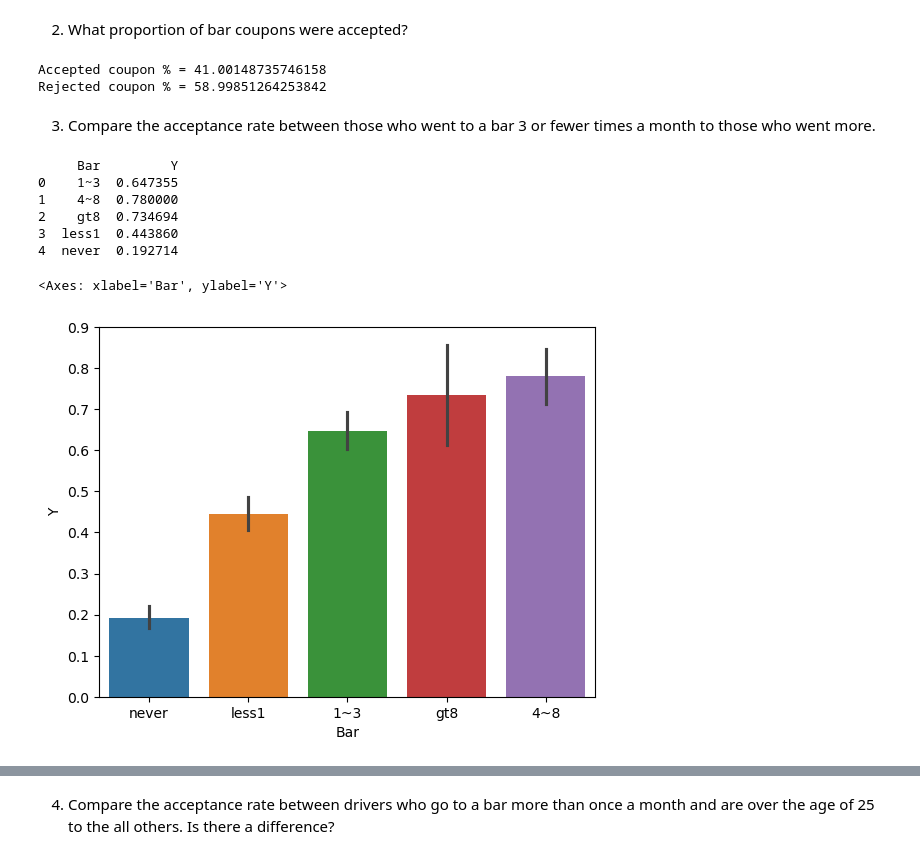
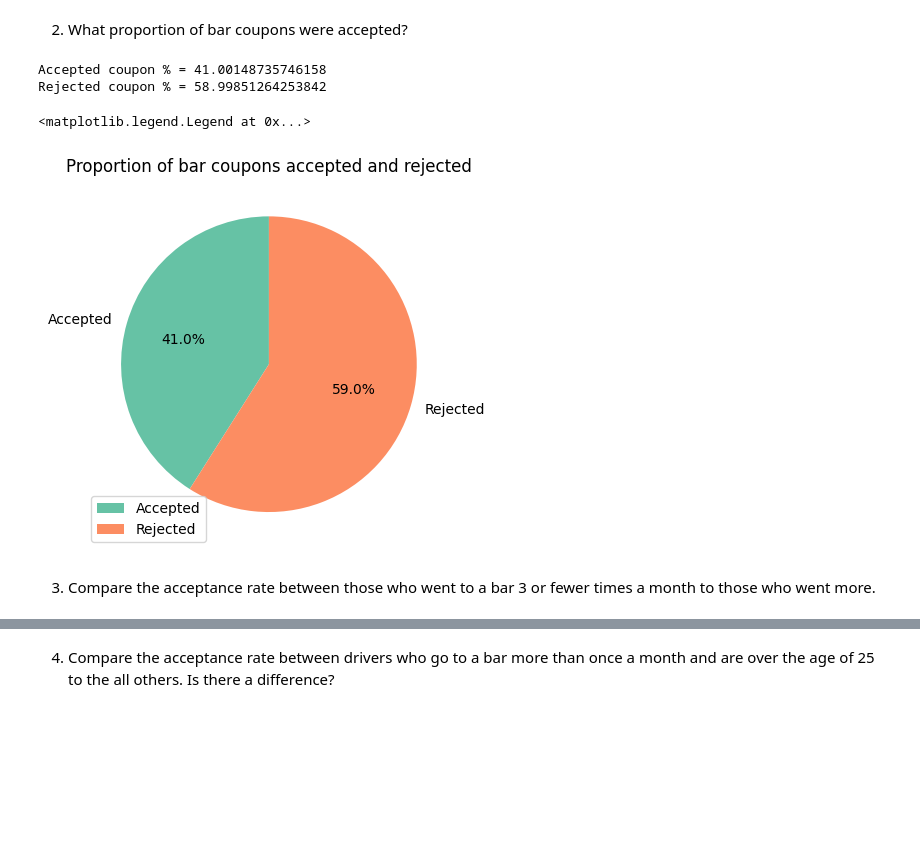
Before and after one commit to Timofey-E/Emeritus, a Jupyter notebook: Assigment_5_1/project5_1.ipynb, the cells around one changed output, grey strips where cells are left out. Cells and saved outputs as stored; diff of their text form; code cells hidden in the pictures; blank space fills up the shorter version.

```diff
--- a/Assigment_5_1/project5_1.ipynb
+++ b/Assigment_5_1/project5_1.ipynb
@@ -290,24 +302,18 @@ memory usage: 409.7+ KB
 # %%
 bar_coupons_accept = bar_coupons[bar_coupons['Y'] == 1].shape
 bar_coupons_reject = bar_coupons[bar_coupons['Y'] == 0].shape
 print('Accepted coupon % =', 100*bar_coupons_accept[0]/bar_coupons.shape[0])
 print('Rejected coupon % =', 100*bar_coupons_reject[0]/bar_coupons.shape[0])
+
+bar_labels = 'Accepted', 'Rejected'
+bar_values = [bar_coupons_accept[0], bar_coupons_reject[0]]
+plt.pie(bar_values, labels = bar_labels, autopct='%.1f%%', startangle=90, colors=sns.color_palette('Set2'))
+plt.title('Proportion of bar coupons accepted and rejected')
+plt.legend(bar_labels)
 # %% [output]
 Accepted coupon % = 41.00148735746158
 Rejected coupon % = 58.99851264253842
+<matplotlib.legend.Legend at 0x...>
+[figure, added]
 # %% [markdown]
 3. Compare the acceptance rate between those who went to a bar 3 or fewer times a month to those who went more.
-# %%
-Y_rate = bar_coupons.groupby('Bar')['Y'].mean().reset_index()
-print(Y_rate)
-
-sns.barplot(data=bar_coupons, x='Bar', y = 'Y', hue = 'Bar')
-# %% [output]
-     Bar         Y
-0    1~3  0.647355
-1    4~8  0.780000
-2    gt8  0.734694
-3  less1  0.443860
-4  never  0.192714
-<Axes: xlabel='Bar', ylabel='Y'>
-[figure, removed]
```
Also changed, not shown: parts of 29 cells of this notebook.
